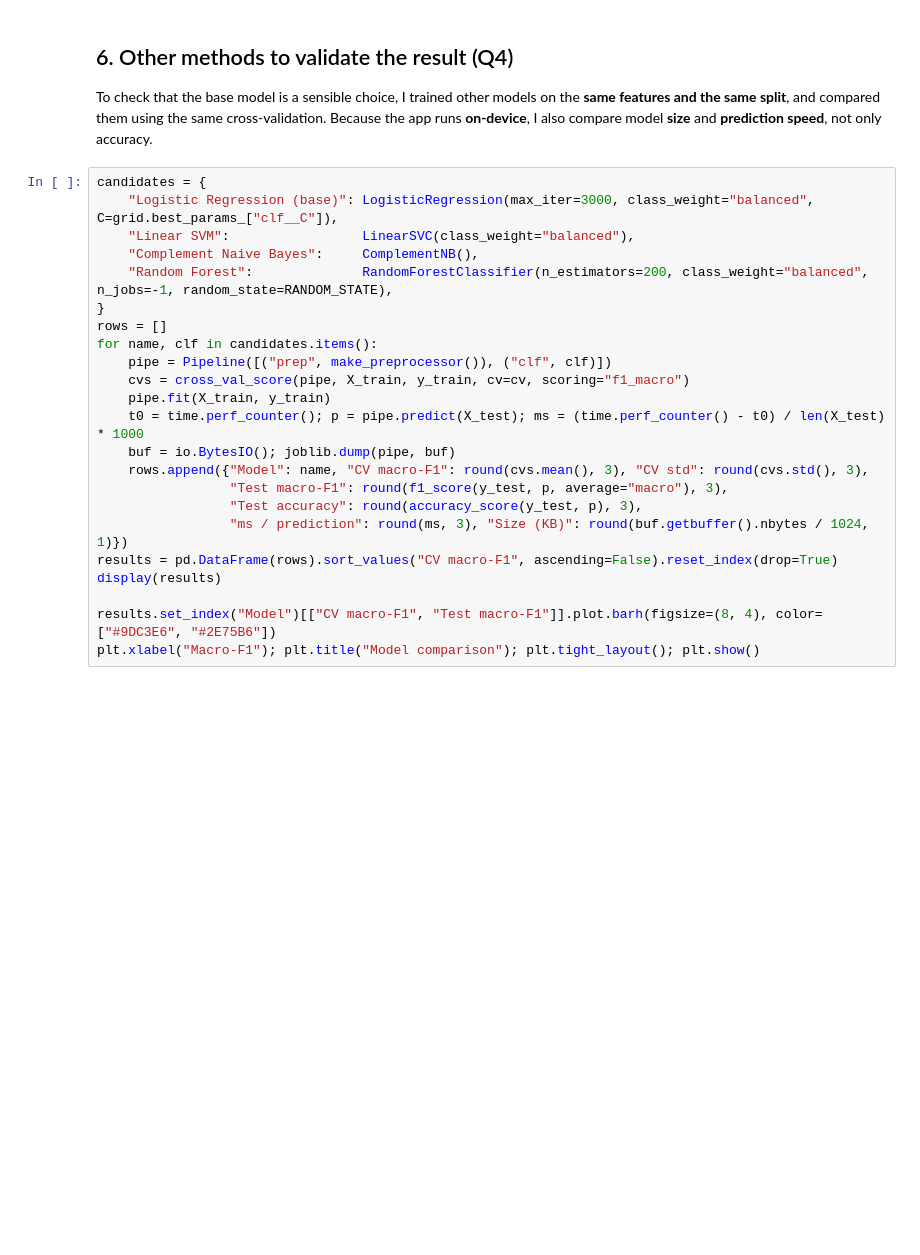
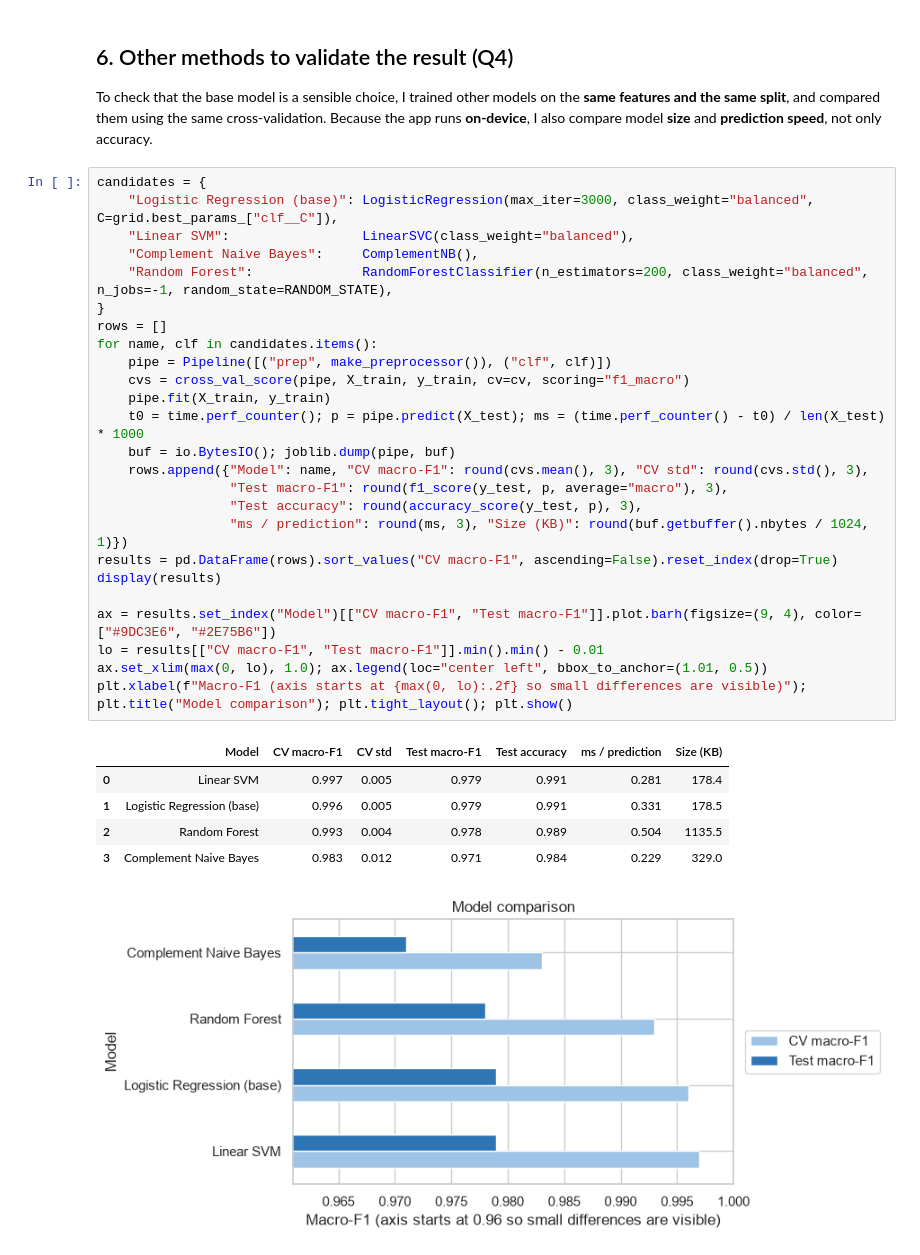
Before and after one commit to denleykl/SemProject_MLEngine, a Jupyter notebook: LogisticRegression_Base.ipynb, the cells around one changed output. Drawn from its saved outputs; the diff is of its cells as text; blank space fills up the shorter version.

Commit message:
Model

```diff
--- a/LogisticRegression_Base.ipynb
+++ b/LogisticRegression_Base.ipynb
@@ -355,24 +443,33 @@ To check that the base model is a sensible choice, I trained other models on the
 # %%
 candidates = {
     "Logistic Regression (base)": LogisticRegression(max_iter=3000, class_weight="balanced", C=grid.best_params_["clf__C"]),
     "Linear SVM":                 LinearSVC(class_weight="balanced"),
     "Complement Naive Bayes":     ComplementNB(),
     "Random Forest":              RandomForestClassifier(n_estimators=200, class_weight="balanced", n_jobs=-1, random_state=RANDOM_STATE),
 }
 rows = []
 for name, clf in candidates.items():
     pipe = Pipeline([("prep", make_preprocessor()), ("clf", clf)])
     cvs = cross_val_score(pipe, X_train, y_train, cv=cv, scoring="f1_macro")
     pipe.fit(X_train, y_train)
     t0 = time.perf_counter(); p = pipe.predict(X_test); ms = (time.perf_counter() - t0) / len(X_test) * 1000
     buf = io.BytesIO(); joblib.dump(pipe, buf)
     rows.append({"Model": name, "CV macro-F1": round(cvs.mean(), 3), "CV std": round(cvs.std(), 3),
                  "Test macro-F1": round(f1_score(y_test, p, average="macro"), 3),
                  "Test accuracy": round(accuracy_score(y_test, p), 3),
                  "ms / prediction": round(ms, 3), "Size (KB)": round(buf.getbuffer().nbytes / 1024, 1)})
 results = pd.DataFrame(rows).sort_values("CV macro-F1", ascending=False).reset_index(drop=True)
 display(results)
 
-results.set_index("Model")[["CV macro-F1", "Test macro-F1"]].plot.barh(figsize=(8, 4), color=["#9DC3E6", "#2E75B6"])
-plt.xlabel("Macro-F1"); plt.title("Model comparison"); plt.tight_layout(); plt.show()
+ax = results.set_index("Model")[["CV macro-F1", "Test macro-F1"]].plot.barh(figsize=(9, 4), color=["#9DC3E6", "#2E75B6"])
+lo = results[["CV macro-F1", "Test macro-F1"]].min().min() - 0.01
+ax.set_xlim(max(0, lo), 1.0); ax.legend(loc="center left", bbox_to_anchor=(1.01, 0.5))
+plt.xlabel(f"Macro-F1 (axis starts at {max(0, lo):.2f} so small differences are visible)"); plt.title("Model comparison"); plt.tight_layout(); plt.show()
+# %% [output]
+|  | Model | CV macro-F1 | CV std | Test macro-F1 | Test accuracy | ms / prediction | Size (KB) |
+| 0 | Linear SVM | 0.997 | 0.005 | 0.979 | 0.991 | 0.281 | 178.4 |
+| 1 | Logistic Regression (base) | 0.996 | 0.005 | 0.979 | 0.991 | 0.331 | 178.5 |
+| 2 | Random Forest | 0.993 | 0.004 | 0.978 | 0.989 | 0.504 | 1135.5 |
+| 3 | Complement Naive Bayes | 0.983 | 0.012 | 0.971 | 0.984 | 0.229 | 329.0 |
+[figure, added]
 # %%
```
Also changed, not shown: parts of 40 cells of this notebook.
